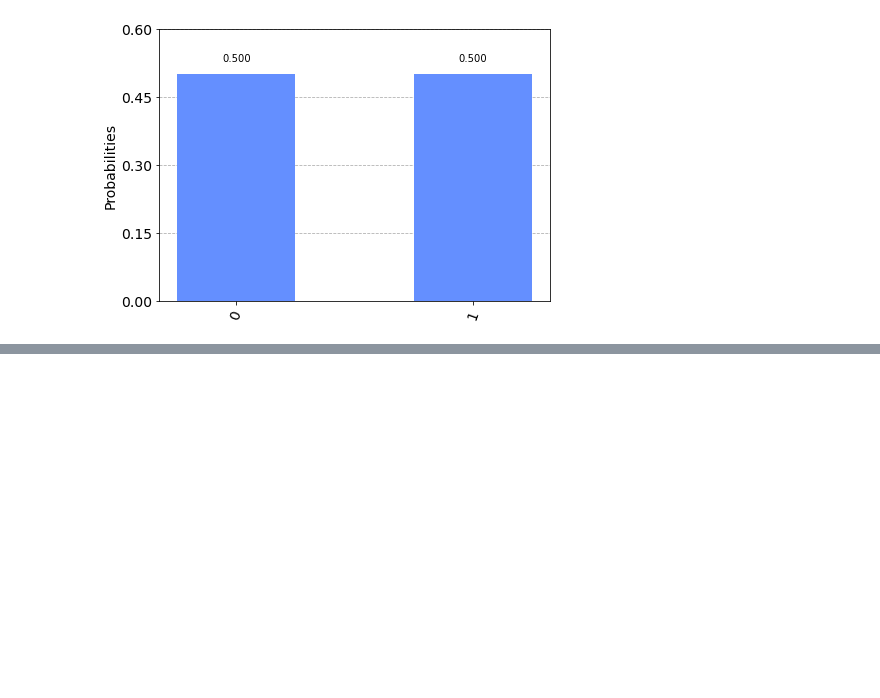
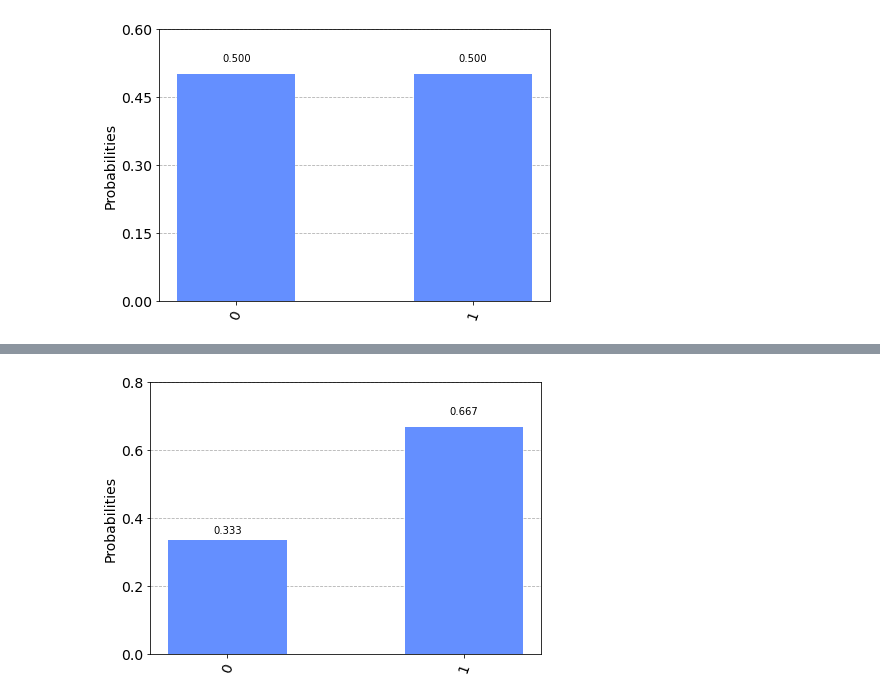
Before and after one commit to Chasmiccoder/IBM-Quantum-Challenges, a Jupyter notebook: Qiskit-Textbook/p02_Representing_Qubit_States.ipynb, the cells around one changed output, grey strips where cells are left out. Drawn from its saved outputs; the diff is of its cells as text; code cells hidden in the pictures; blank space fills up the shorter version.

```diff
--- a/Qiskit-Textbook/p02_Representing_Qubit_States.ipynb
+++ b/Qiskit-Textbook/p02_Representing_Qubit_States.ipynb
@@ -116,0 +155,4 @@ For example, the probability of measuring $|0>$ when $|\psi>$ is measured along
+# %%
+plot_histogram(counts1)
+# %% [output]
+[figure, added]
```
Also changed, not shown: parts of 4 cells of this notebook, 1 other file.
